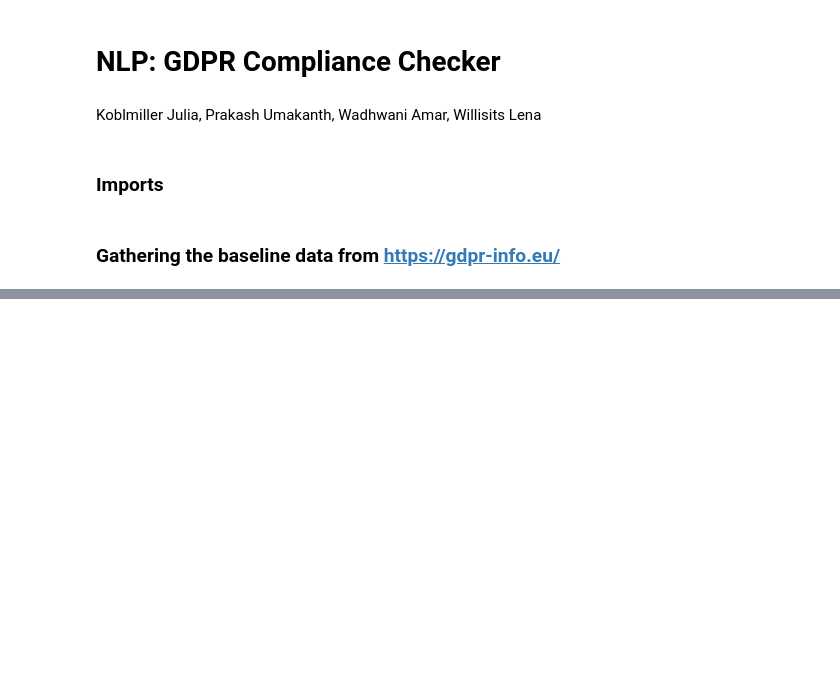
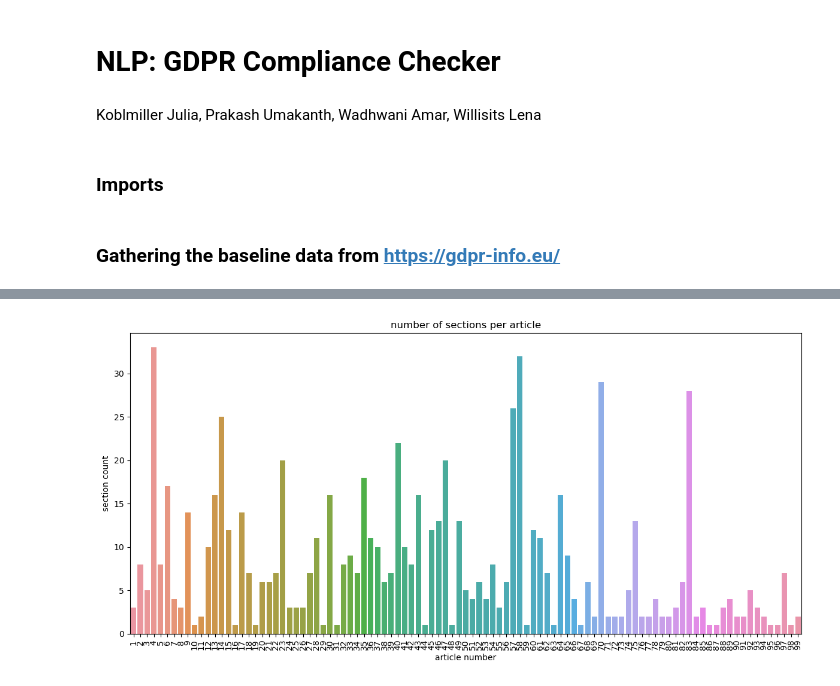
Before and after one commit to lenawilli/NPL_GDPR, a Jupyter notebook: nlp_gdpr.ipynb, the cells around one changed output, grey strips where cells are left out. Saved outputs shown, nothing was run; the diff lists cells and outputs as text; code cells hidden in the pictures; blank space fills up the shorter version.

```diff
--- a/nlp_gdpr.ipynb
+++ b/nlp_gdpr.ipynb
@@ -45,0 +55,18 @@ with open("gdpr_articles_baseline.json", "w", encoding="utf-8") as f:
+# %%
+with open('gdpr_articles_baseline.json', 'r', encoding='utf-8') as f:
+    data = json.load(f)
+
+records = []
+for article in data:
+    article_number = article.get("article_number")
+    article_title = article.get("article_title")
+    for section in article.get("sections", []):
+        for sec_num, sec_text in section.items():
+            records.append({
+                "article_number": article_number,
+                "article_title": article_title,
+                "section_number": sec_num,
+                "section_text": sec_text
+            })
+
+df = pd.DataFrame(records)
@@ -45,0 +94,12 @@ with open("gdpr_articles_baseline.json", "w", encoding="utf-8") as f:
+# %%
+article_counts = df['article_number'].value_counts().sort_index()
+plt.figure(figsize=(12, 6))
+sns.barplot(x=article_counts.index, y=article_counts.values)
+plt.title("number of sections per article")
+plt.xlabel("article number")
+plt.ylabel("section count")
+plt.xticks(rotation=90)
+plt.tight_layout()
+plt.show()
+# %% [output]
+[figure, added]
```
Also changed, not shown: parts of 10 cells of this notebook.
